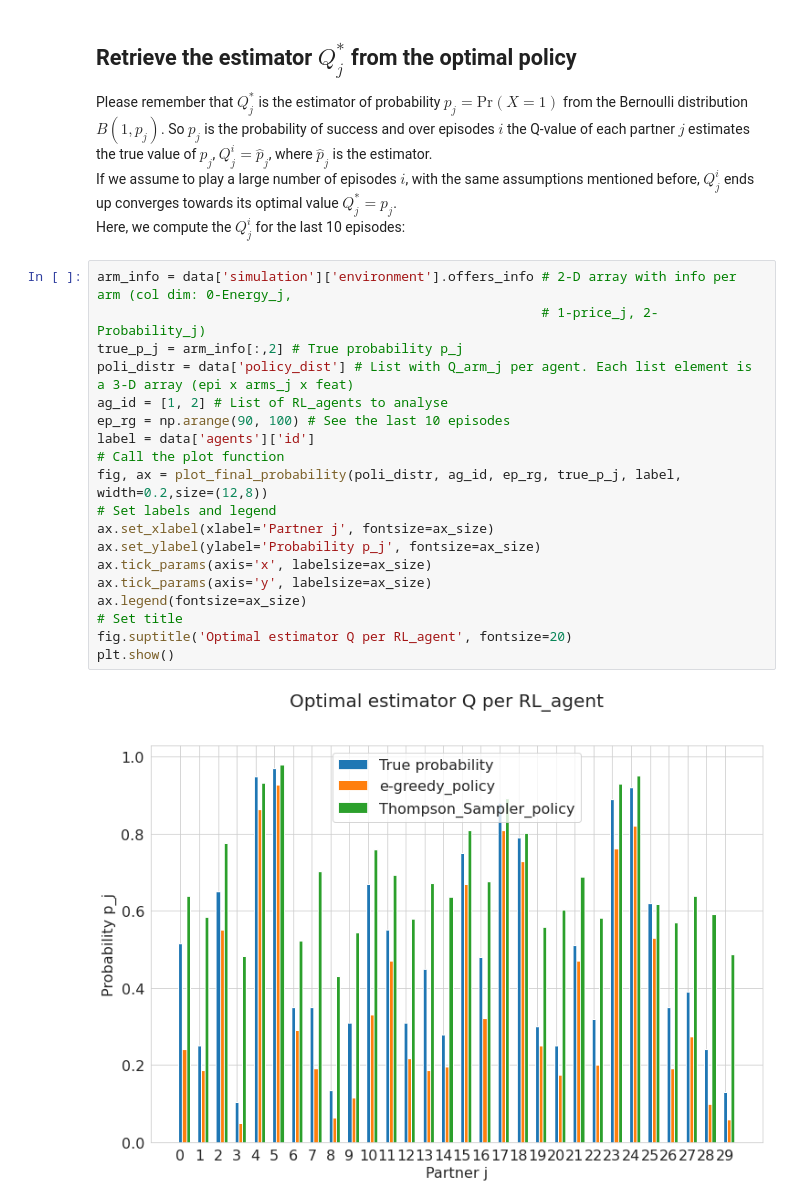
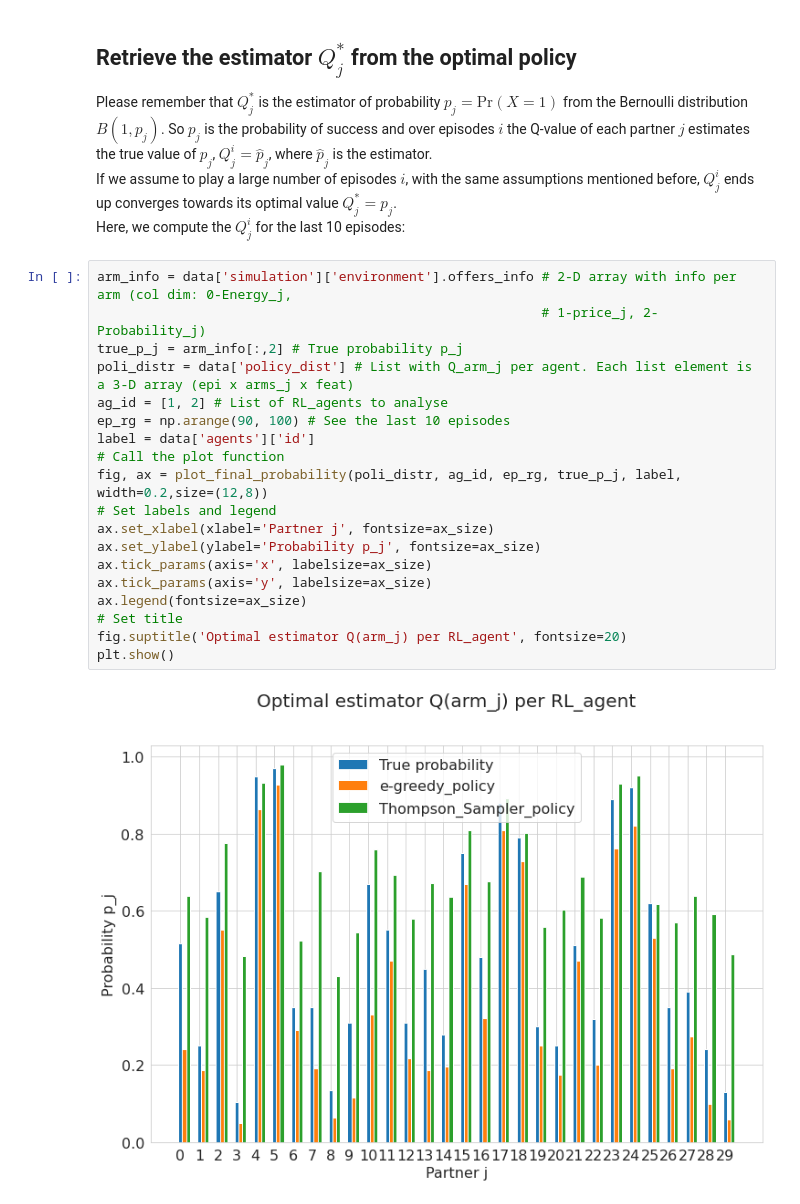
Before and after one commit to tabsa/P2P_market_MAD, a Jupyter notebook: Data_analysis_and_Policy.ipynb, the cells around one changed output. Saved outputs shown, nothing was run; the diff lists cells and outputs as text.

```diff
--- a/Data_analysis_and_Policy.ipynb
+++ b/Data_analysis_and_Policy.ipynb
@@ -222,21 +222,21 @@ Here, we compute the $Q^i_j$ for the last 10 episodes:
 # %%
 arm_info = data['simulation']['environment'].offers_info # 2-D array with info per arm (col dim: 0-Energy_j,
                                                          # 1-price_j, 2-Probability_j)
 true_p_j = arm_info[:,2] # True probability p_j
 poli_distr = data['policy_dist'] # List with Q_arm_j per agent. Each list element is a 3-D array (epi x arms_j x feat)
 ag_id = [1, 2] # List of RL_agents to analyse
 ep_rg = np.arange(90, 100) # See the last 10 episodes
 label = data['agents']['id']
 # Call the plot function
 fig, ax = plot_final_probability(poli_distr, ag_id, ep_rg, true_p_j, label, width=0.2,size=(12,8))
 # Set labels and legend
 ax.set_xlabel(xlabel='Partner j', fontsize=ax_size)
 ax.set_ylabel(ylabel='Probability p_j', fontsize=ax_size)
 ax.tick_params(axis='x', labelsize=ax_size)
 ax.tick_params(axis='y', labelsize=ax_size)
 ax.legend(fontsize=ax_size)
 # Set title
-fig.suptitle('Optimal estimator Q per RL_agent', fontsize=20)
+fig.suptitle('Optimal estimator Q(arm_j) per RL_agent', fontsize=20)
 plt.show()
 # %% [output]
-[figure, old version]
+[figure, new version]
```
Also changed, not shown: parts of 3 cells of this notebook, 1 other file.
